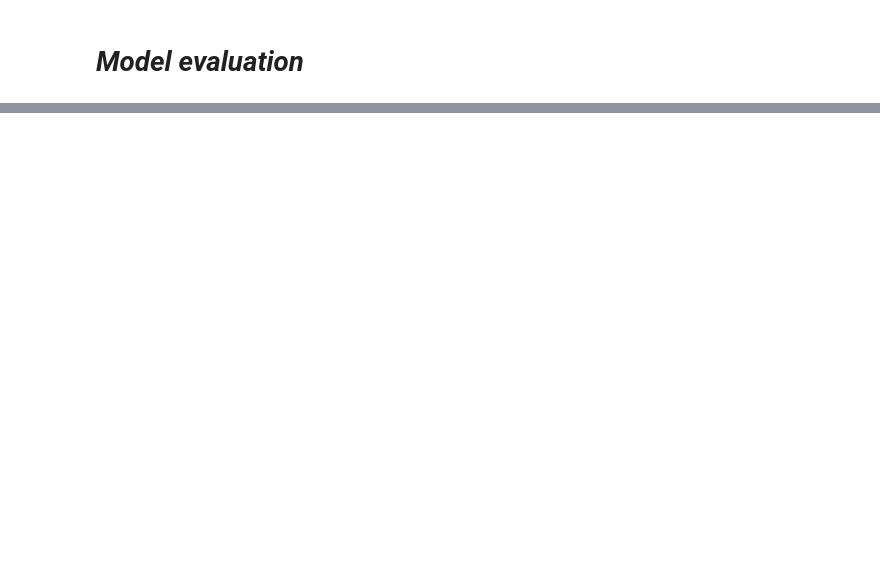
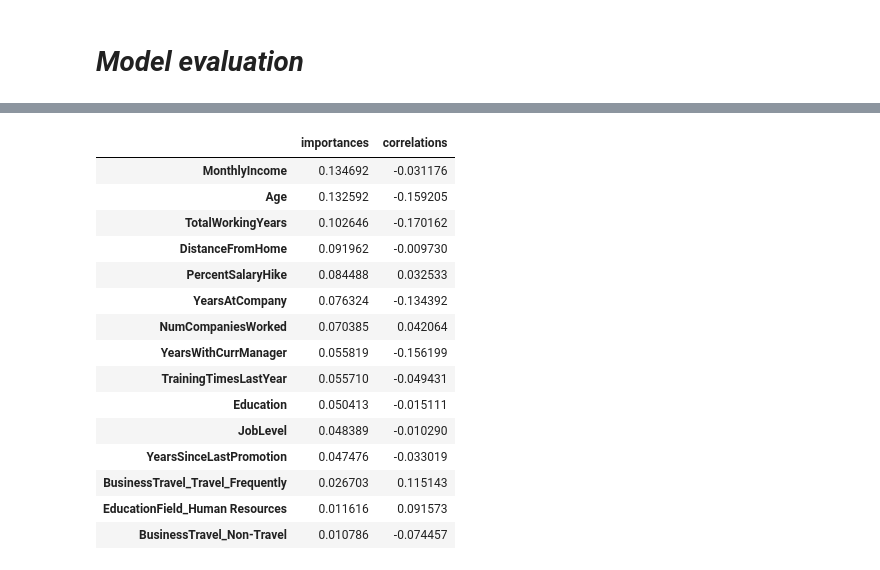
Before and after one commit to santiagogz11/HRProject, a Jupyter notebook: Modelos.ipynb, the cells around one changed output, grey strips where cells are left out. Drawn from its saved outputs; the diff is of its cells as text; code cells hidden in the pictures; blank space fills up the shorter version.

```diff
--- a/Modelos.ipynb
+++ b/Modelos.ipynb
@@ -349,0 +354,28 @@ plt.show()
+# %%
+pd.merge(
+    pd.DataFrame(RandomForest_model.feature_importances_,
+             index=RandomForest_model.feature_names_in_,
+             columns=['importances']
+    ),
+
+    pd.concat([X3, pd.DataFrame(y, columns=['Attrition'])],
+              axis = 1).corr()[['Attrition']].rename(columns={'Attrition':'correlations'}),
+
+    left_index=True, right_index=True, how = 'left').sort_values(by='importances', ascending=False)
+# %% [output]
+|  | importances | correlations |
+| MonthlyIncome | 0.134692 | -0.031176 |
+| Age | 0.132592 | -0.159205 |
+| TotalWorkingYears | 0.102646 | -0.170162 |
+| DistanceFromHome | 0.091962 | -0.009730 |
+| PercentSalaryHike | 0.084488 | 0.032533 |
+| YearsAtCompany | 0.076324 | -0.134392 |
+| NumCompaniesWorked | 0.070385 | 0.042064 |
+| YearsWithCurrManager | 0.055819 | -0.156199 |
+| TrainingTimesLastYear | 0.055710 | -0.049431 |
+| Education | 0.050413 | -0.015111 |
+| JobLevel | 0.048389 | -0.010290 |
+| YearsSinceLastPromotion | 0.047476 | -0.033019 |
+| BusinessTravel_Travel_Frequently | 0.026703 | 0.115143 |
+| EducationField_Human Resources | 0.011616 | 0.091573 |
+| BusinessTravel_Non-Travel | 0.010786 | -0.074457 |
```
Also changed, not shown: parts of 15 cells of this notebook, 3 other files.
